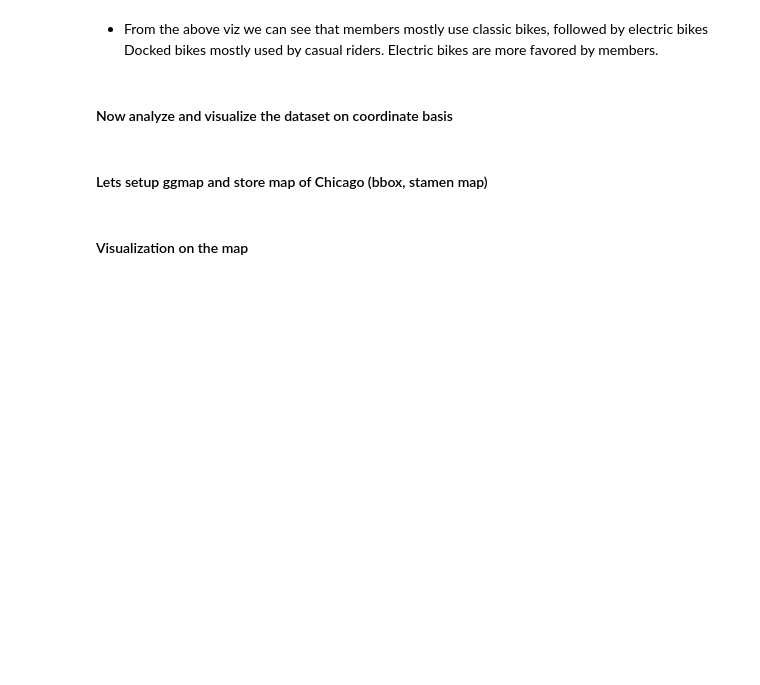
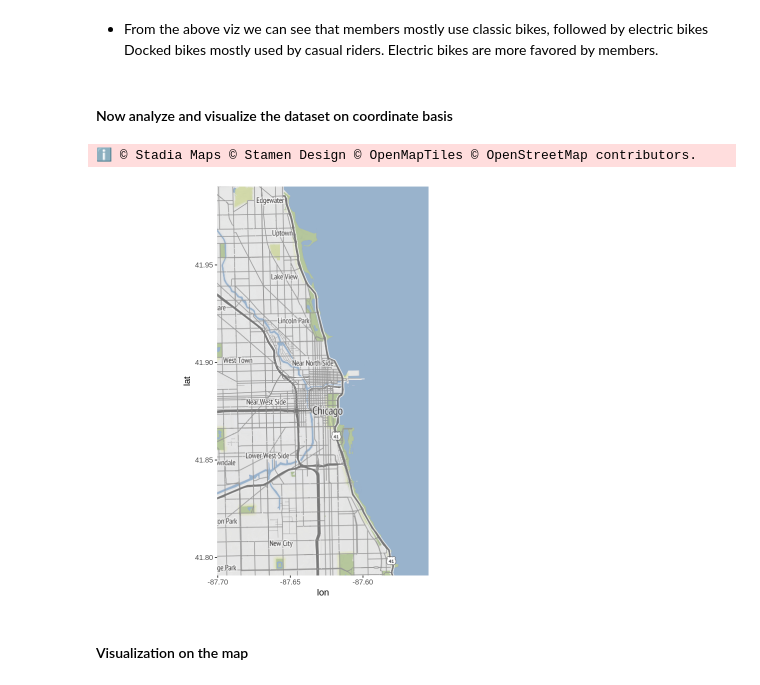
Before and after one commit to TG5128/MachineLearning, a Jupyter notebook: cyclistic_bike_share_case_study.ipynb, the cells around one changed output. Cells and saved outputs as stored; diff of their text form; code cells hidden in the pictures; blank space fills up the shorter version.

```diff
--- a/cyclistic_bike_share_case_study.ipynb
+++ b/cyclistic_bike_share_case_study.ipynb
@@ -400,12 +657,16 @@ filter(total_rides > 200)
 
 casual_riders <- coordinates_df %>% filter(member_casual == "casual")
 member_riders <- coordinates_df %>% filter(member_casual == "member")
-# %% [markdown]
-#### Lets setup ggmap and store map of Chicago (bbox, stamen map)
 # %%
+register_stadiamaps(key = "40a4e8af-ff22-4de2-be40-b14220070cf6")
 chicago <- c(left = -87.700424, bottom = 41.790769, right = -87.554855, top = 41.990119)
 
-chicago_map <- get_stamenmap(bbox = chicago, zoom = 12, maptype = "terrain")
+chicago_map <- get_stadiamap(bbox = chicago, zoom = 12, maptype = "stamen_terrain")
+
+ggmap(chicago_map)
+# %% [output]
+ℹ © Stadia Maps © Stamen Design © OpenMapTiles © OpenStreetMap contributors.
+[figure, added]
 # %% [markdown]
 #### Visualization on the map
 # %%
```
Also changed, not shown: parts of 22 cells of this notebook.
